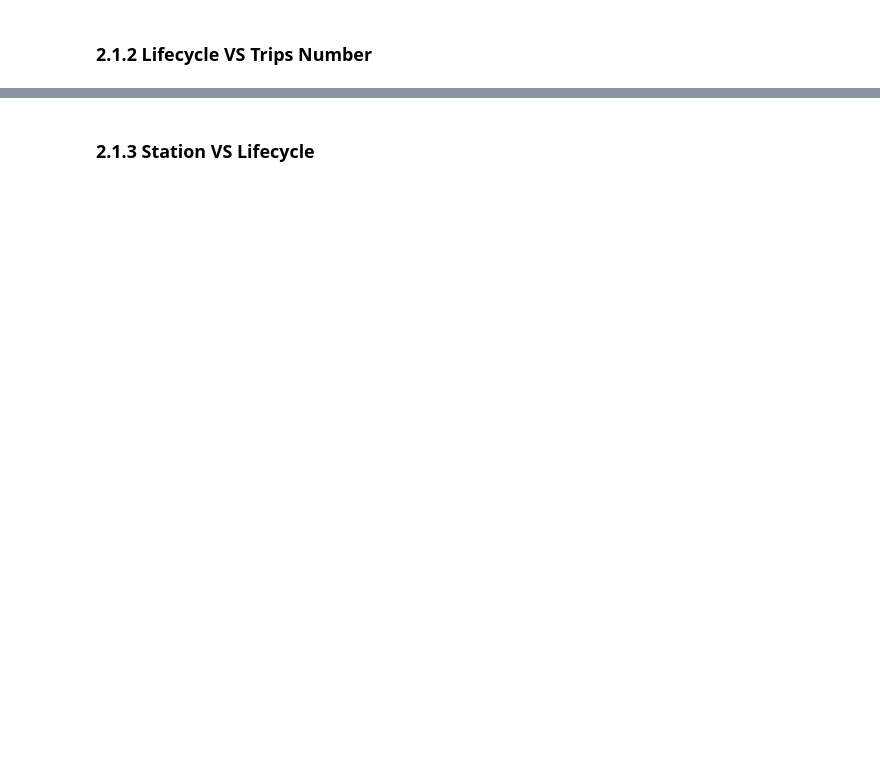
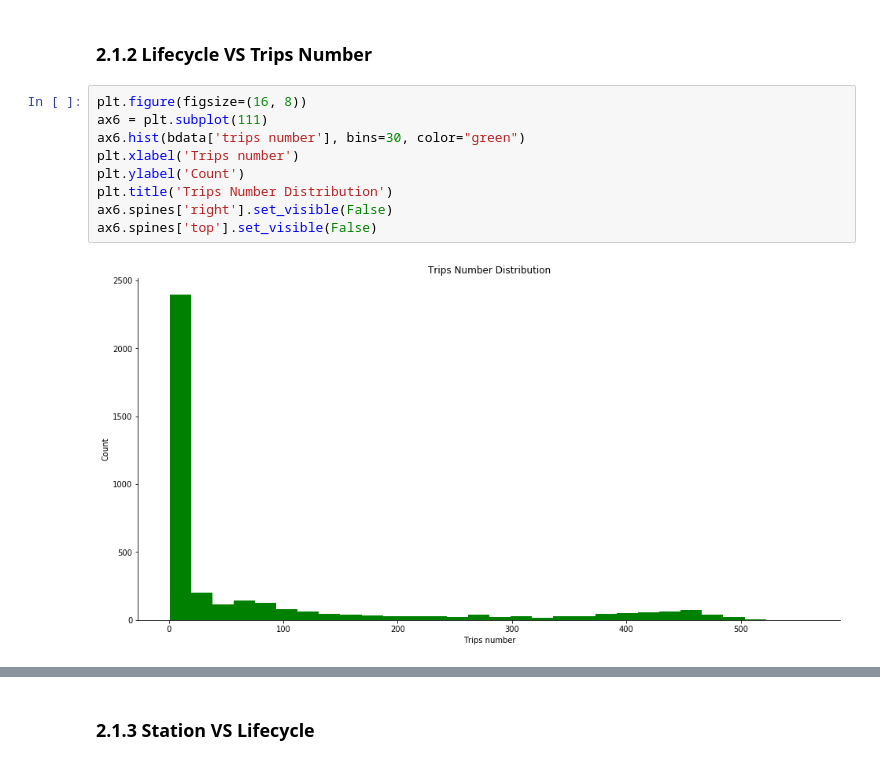
Before and after one commit to leon-lee-jl/MoBike, a Jupyter notebook: MoBike V1.0.ipynb, the cells around one changed output, grey strips where cells are left out. Saved outputs shown, nothing was run; the diff lists cells and outputs as text; blank space fills up the shorter version.

```diff
--- a/MoBike V1.0.ipynb
+++ b/MoBike V1.0.ipynb
@@ -352,2 +354,13 @@ ax5.spines['top'].set_visible(False)
 # %% [markdown]
 ### 2.1.2 Lifecycle VS Trips Number
+# %%
+plt.figure(figsize=(16, 8))
+ax6 = plt.subplot(111)
+ax6.hist(bdata['trips number'], bins=30, color="green")
+plt.xlabel('Trips number')
+plt.ylabel('Count')
+plt.title('Trips Number Distribution')
+ax6.spines['right'].set_visible(False)
+ax6.spines['top'].set_visible(False)
+# %% [output]
+[figure, added]
```
Also changed, not shown: parts of 21 cells of this notebook.
